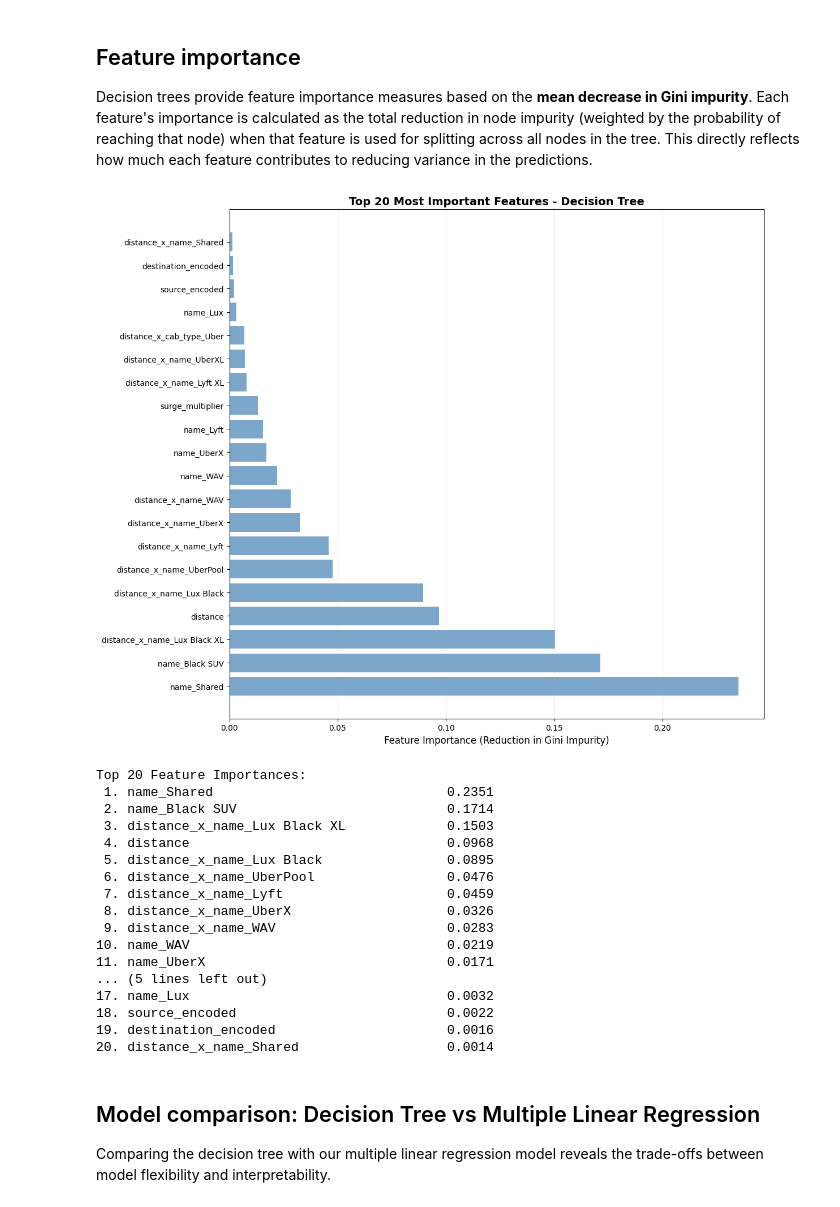
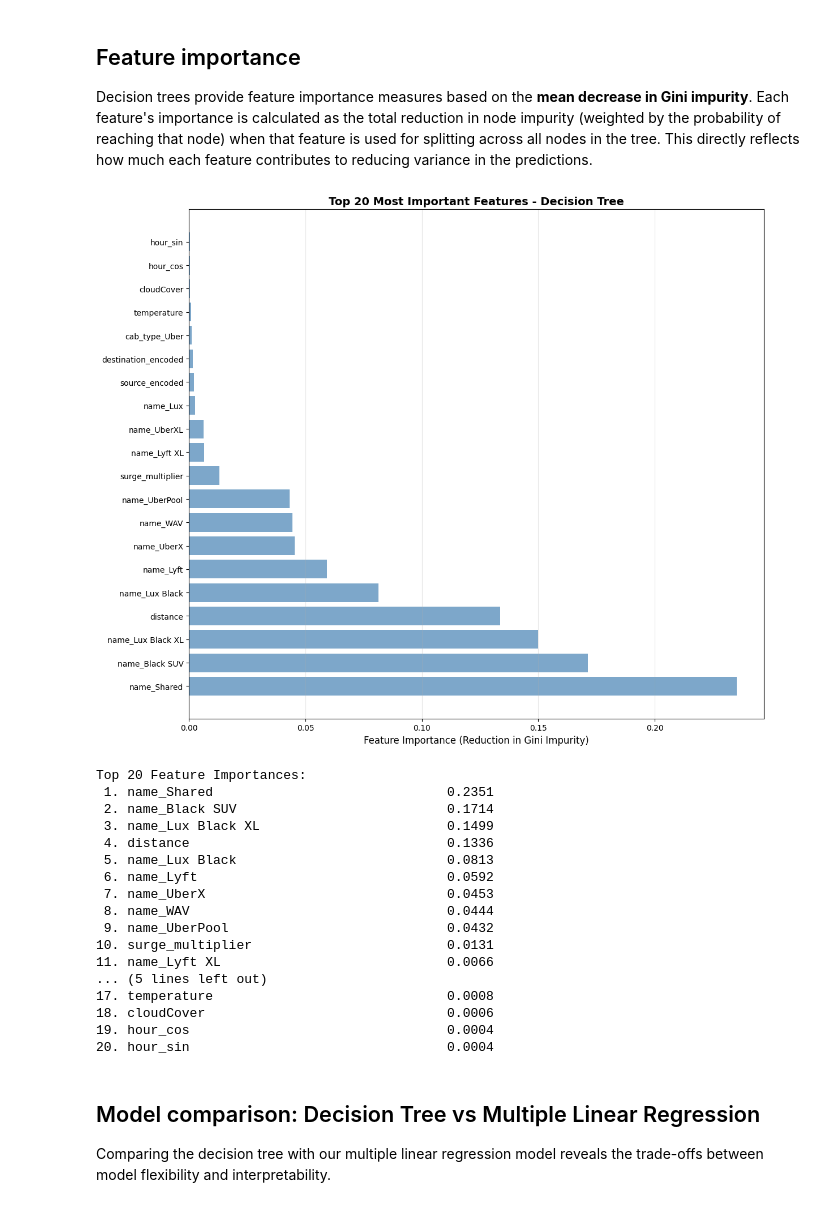
Before and after one commit to CindySun0309/APCOMP209_Final_Project, a Jupyter notebook: DS209A_final_project_group86.ipynb, the cells around one changed output. Cells and saved outputs as stored; diff of their text form; code cells hidden in the pictures.

```diff
--- a/DS209A_final_project_group86.ipynb
+++ b/DS209A_final_project_group86.ipynb
@@ -349,7 +352,7 @@ fig, axes = plt.subplots(rows, 3, figsize=(22, 6 * rows))
 axes = axes.flatten()
 
 for i, col in enumerate(numerical_var):
-    axes[i].scatter(df[col], df["price"], alpha=0.1)
+    axes[i].scatter(df[col], df["price"], alpha=0.01)
     axes[i].set_title(f"Price vs {col}")
     axes[i].set_xlabel(col)
     axes[i].set_ylabel("Price")
@@ -571,6 +549,4 @@ The baseline model shows a positive linear relationship between distance and log
 # %%
-df_clean = df.dropna()
-
 df_clean['hour_sin'] = np.sin(2 * np.pi * df_clean['hour'] / 24)
 df_clean['hour_cos'] = np.cos(2 * np.pi * df_clean['hour'] / 24)
 
@@ -733,8 +693,7 @@ We create interaction terms between distance and service-related variables, part
 numerical_cols = [
     'distance', 'surge_multiplier', 'temperature', 'precipIntensity',
     'precipProbability', 'cloudCover',
-    'hour_sin', 'hour_cos', 'day_sin', 'day_cos',
-    'is_weekend'
+    'hour_sin', 'hour_cos', 'day_sin', 'day_cos'
 ]
 
 # combine everything
@@ -1017,7 +986,5 @@ We use the **same data split** as MLR:
 - Same random seed: `random_state=42` ensures reproducibility
 # %%
-warnings.filterwarnings('ignore')
-
 # define hyperparameter grid for cross-validation
 param_grid = {
     'max_depth': [5, 10, 15, 20, 25, 30],
@@ -1040,8 +1007,8 @@ grid_search = GridSearchCV(
     verbose=1
 )
 
-# IMPORTANT: keep full feature set (Option 1)
-grid_search.fit(X_train_final, y_train)
+# keep full feature set- excluding interaction terms from MLR
+grid_search.fit(X_train_combined, y_train)
 
 print("\nBest hyperparameters found:")
 for param, value in grid_search.best_params_.items():
@@ -1126,48 +1093,48 @@ Decision trees provide feature importance measures based on the **mean decrease
 # %%
 # extract feature importances
 feature_importance_df = pd.DataFrame({
-    'Feature': X_train_final.columns,
+    'Feature': X_train_combined.columns,
     'Importance': dt_model.feature_importances_
 })
 
 # get top 20 features
 top_20_dt_features = feature_importance_df.nlargest(20, 'Importance')
 
 # plot feature importances
 fig, ax = plt.subplots(figsize=(12, 10))
 colors_dt = ['steelblue' for _ in range(len(top_20_dt_features))]
 bars = ax.barh(range(len(top_20_dt_features)), top_20_dt_features['Importance'], color=colors_dt, alpha=0.7)
 ax.set_yticks(range(len(top_20_dt_features)))
 ax.set_yticklabels(top_20_dt_features['Feature'], fontsize=10)
 ax.set_xlabel('Feature Importance (Reduction in Gini Impurity)', fontsize=12)
 ax.set_title('Top 20 Most Important Features - Decision Tree',
              fontsize=14, fontweight='bold')
 ax.grid(True, alpha=0.3, axis='x')
 plt.tight_layout()
 plt.show()
 
 print("\nTop 20 Feature Importances:")
 for i, (idx, row) in enumerate(top_20_dt_features.iterrows(), 1):
     print(f"{i:2d}. {row['Feature']:40s} {row['Importance']:.4f}")
 # %% [output]
-[figure, old version]
+[figure, new version]
 Top 20 Feature Importances:
  1. name_Shared                              0.2351
  2. name_Black SUV                           0.1714
- 3. distance_x_name_Lux Black XL             0.1503
- 4. distance                                 0.0968
- 5. distance_x_name_Lux Black                0.0895
- 6. distance_x_name_UberPool                 0.0476
- 7. distance_x_name_Lyft                     0.0459
- 8. distance_x_name_UberX                    0.0326
- 9. distance_x_name_WAV                      0.0283
-10. name_WAV                                 0.0219
-11. name_UberX                               0.0171
+ 3. name_Lux Black XL                        0.1499
+ 4. distance                                 0.1336
+ 5. name_Lux Black                           0.0813
+ 6. name_Lyft                                0.0592
+ 7. name_UberX                               0.0453
+ 8. name_WAV                                 0.0444
+ 9. name_UberPool                            0.0432
+10. surge_multiplier                         0.0131
+11. name_Lyft XL                             0.0066
 ... (5 lines left out)
-17. name_Lux                                 0.0032
-18. source_encoded                           0.0022
-19. destination_encoded                      0.0016
-20. distance_x_name_Shared                   0.0014
+17. temperature                              0.0008
+18. cloudCover                               0.0006
+19. hour_cos                                 0.0004
+20. hour_sin                                 0.0004
 # %% [markdown]
 ## Model comparison: Decision Tree vs Multiple Linear Regression
 
```
Also changed, not shown: parts of 56 cells of this notebook.
